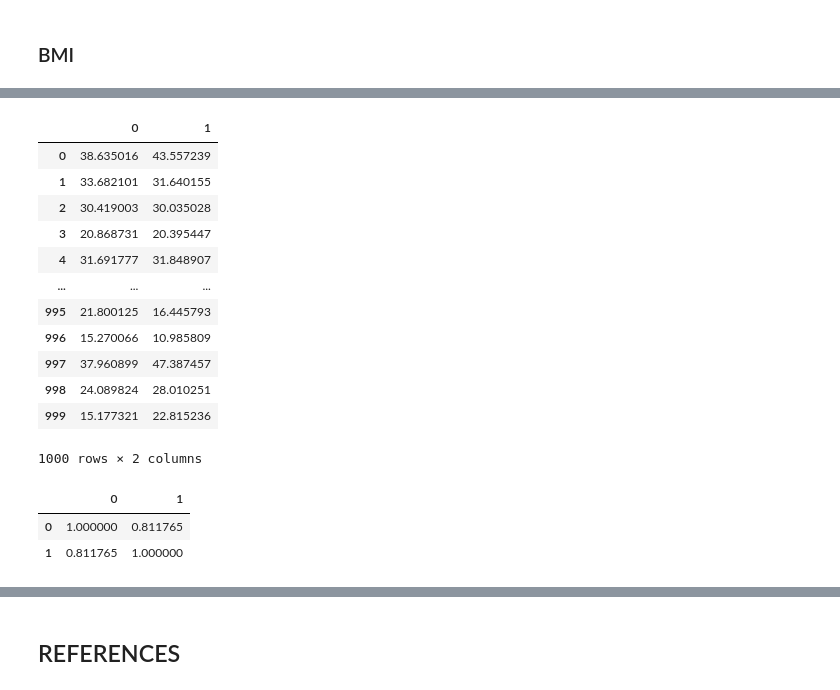
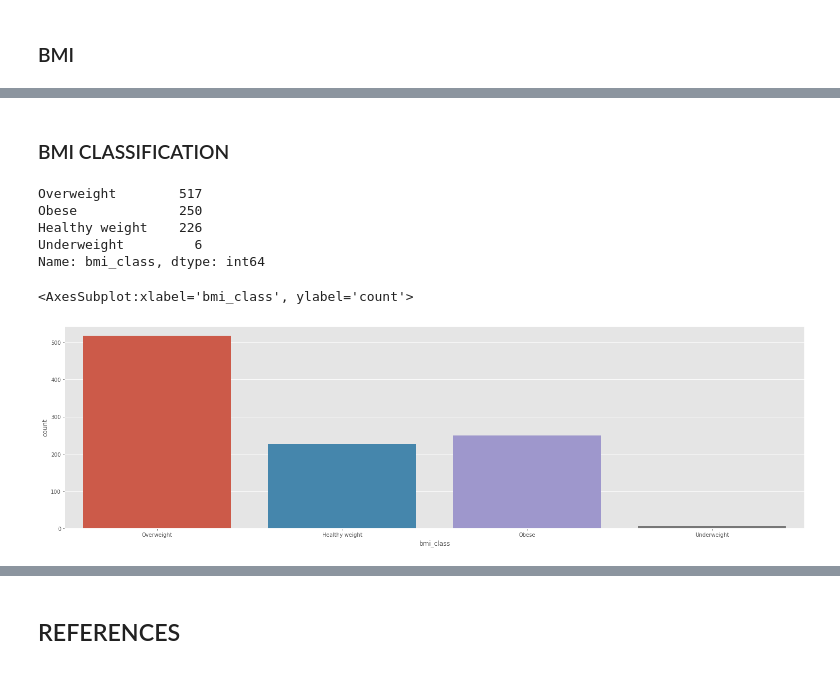
Before and after one commit to AnteDujic/Programming-for-Data-Analysis_project, a Jupyter notebook: bmi_ireland.ipynb, the cells around one changed output, grey strips where cells are left out. Drawn from its saved outputs; the diff is of its cells as text; code cells hidden in the pictures.

```diff
--- a/bmi_ireland.ipynb
+++ b/bmi_ireland.ipynb
@@ -193,23 +176,25 @@ m = np.random.multivariate_normal(means, covs, 1000)
-# %%
-data = pd.DataFrame (m)
-data
-# %% [output]
-|  | 0 | 1 |
-| 0 | 38.635016 | 43.557239 |
-| 1 | 33.682101 | 31.640155 |
-| 2 | 30.419003 | 30.035028 |
-| 3 | 20.868731 | 20.395447 |
-| 4 | 31.691777 | 31.848907 |
-| ... | ... | ... |
-| 995 | 21.800125 | 16.445793 |
-| 996 | 15.270066 | 10.985809 |
-| 997 | 37.960899 | 47.387457 |
-| 998 | 24.089824 | 28.010251 |
-| 999 | 15.177321 | 22.815236 |
-1000 rows × 2 columns
-# %%
-data.corr()
-# %% [output]
-|  | 0 | 1 |
-| 0 | 1.000000 | 0.811765 |
-| 1 | 0.811765 | 1.000000 |
+# %% [markdown]
+### BMI CLASSIFICATION
+# %%
+def applyFunc(s):
+    if s <18.5:
+        return "Underweight"
+    elif s >=18.5 and s <25:
+        return "Healthy weight"
+    elif s >=25 and s <30:
+        return "Overweight"
+    elif s >=30 and s <40:
+        return "Obese"
+df["bmi_class"] = df["bmi"].apply(applyFunc)
+df["bmi_class"].value_counts()
+# %% [output]
+Overweight        517
+Obese             250
+Healthy weight    226
+Underweight         6
+Name: bmi_class, dtype: int64
+# %%
+sns.countplot (x = df["bmi_class"])
+# %% [output]
+<AxesSubplot:xlabel='bmi_class', ylabel='count'>
+[figure, added]
```
Also changed, not shown: parts of 14 cells of this notebook.
